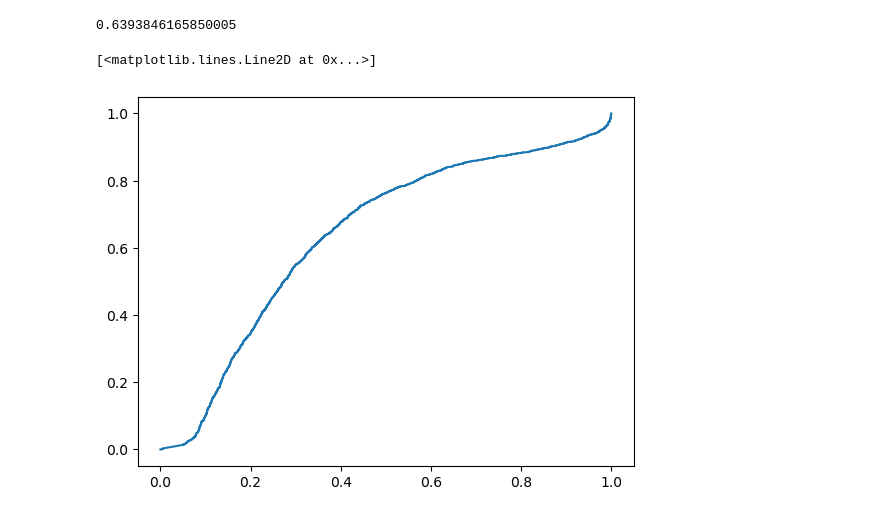
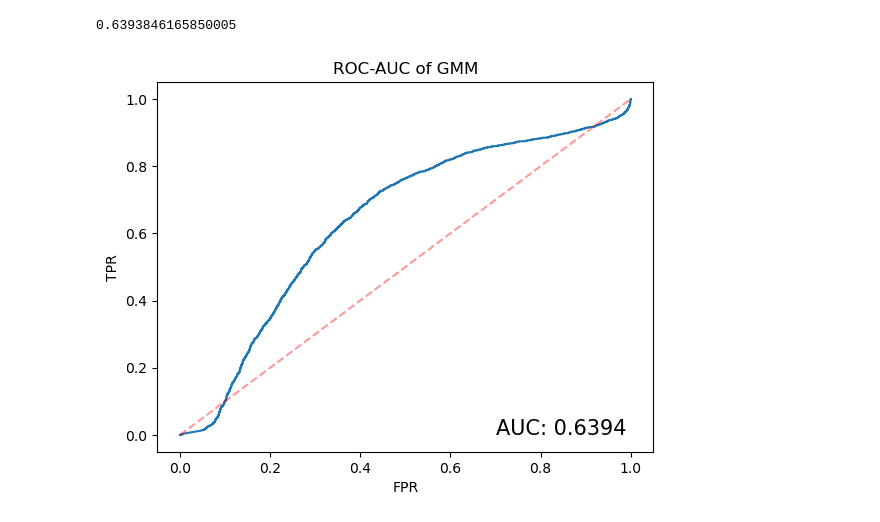
Before and after one commit to izorin/ntl, a Jupyter notebook: ntl/notebooks/sgcc_clustering.ipynb, the cells around one changed output. Cells and saved outputs as stored; diff of their text form; code cells hidden in the pictures.

```diff
--- a/ntl/notebooks/sgcc_clustering.ipynb
+++ b/ntl/notebooks/sgcc_clustering.ipynb
@@ -148,8 +243,15 @@ auc = roc_auc_score(test_labels, test_scores)
 auc
 # %% [output]
 0.6393846165850005
-# %%
-plt.plot(fpr, tpr)
-# %% [output]
-[<matplotlib.lines.Line2D at 0x...>]
-[figure, removed]
+# %%
+t = np.linspace(0, 1, fpr.shape[0])
+plt.figure()
+plt.plot(fpr, tpr)
+plt.plot(t, t, 'r--', alpha=0.4)
+plt.xlabel('FPR')
+plt.ylabel('TPR')
+plt.title('ROC-AUC of GMM')
+plt.text(x=0.7, y=0, s=f'AUC: {np.round(auc, 4)}', fontdict={'size': 15})
+plt.show()
+# %% [output]
+[figure, added]
```
Also changed, not shown: parts of 22 cells of this notebook, 1 other file.
